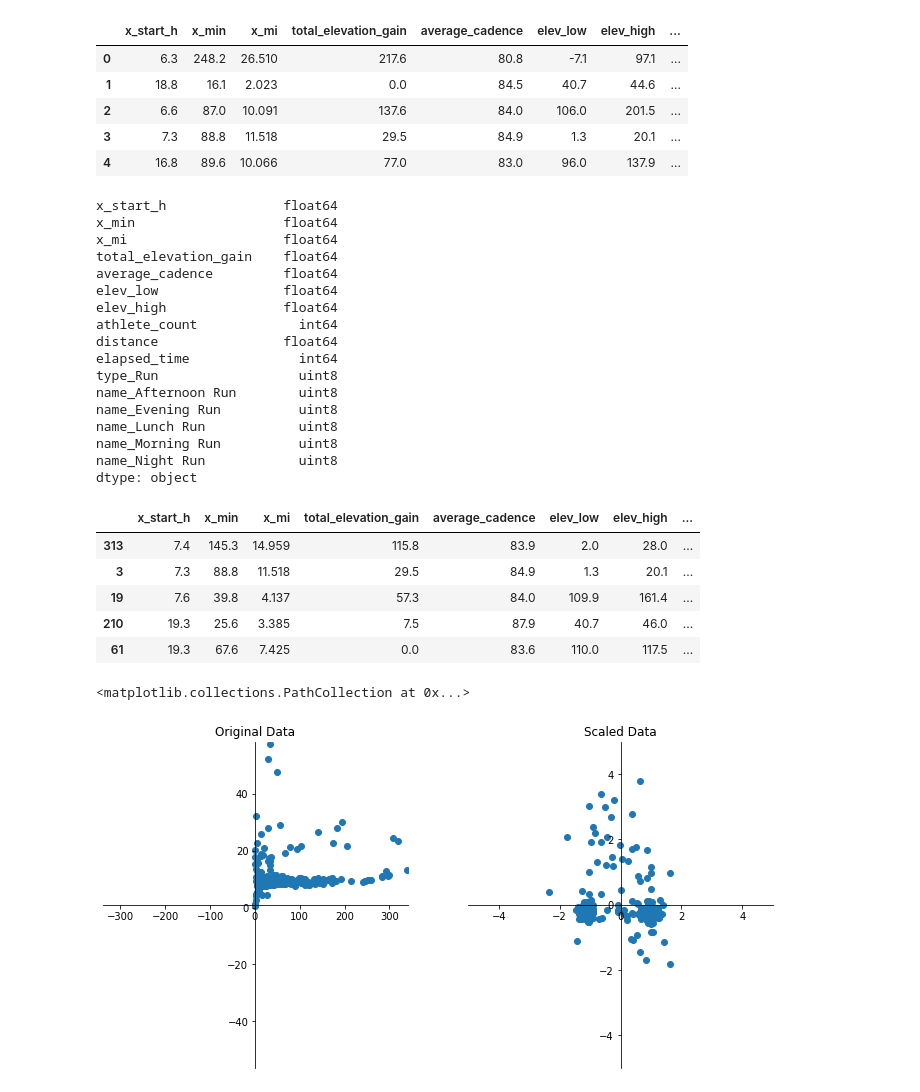
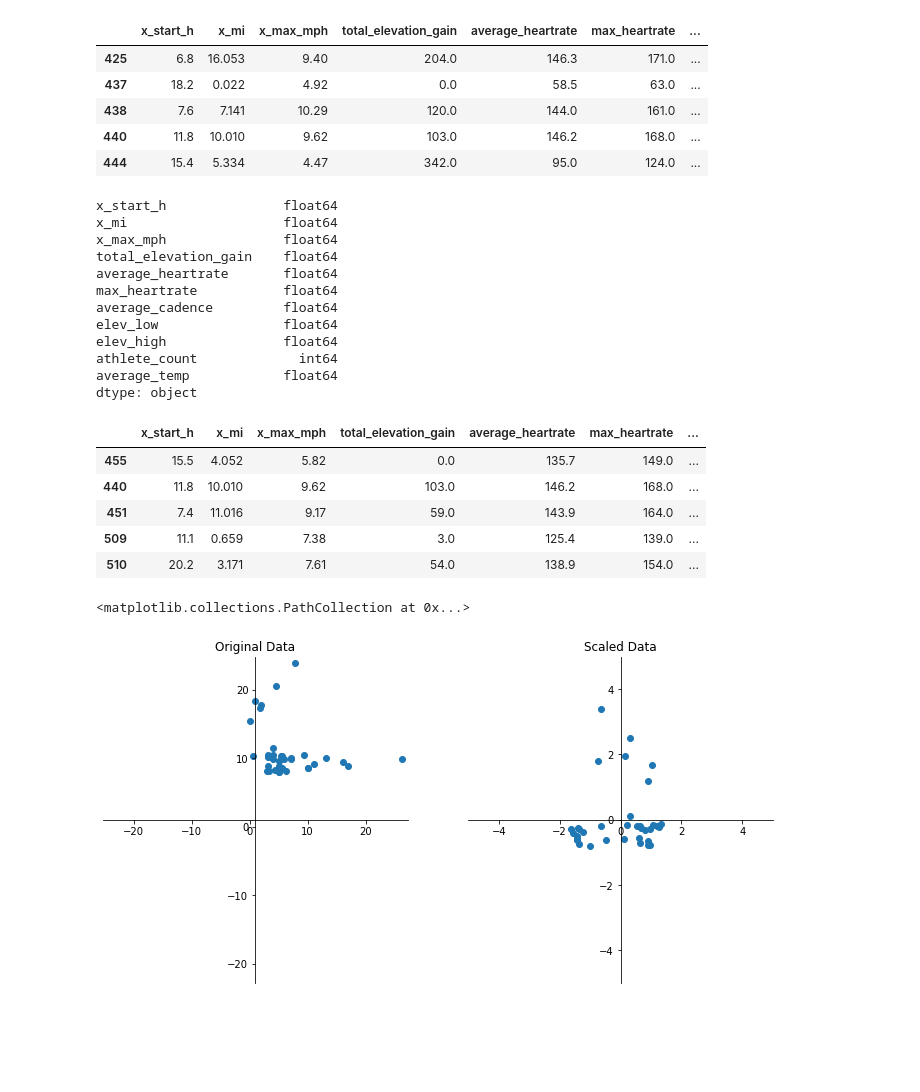
Before and after one commit to jmbruner37/fitness_tracking, a Jupyter notebook: ac_activities_torben_107.ipynb, the cells around one changed output. Drawn from its saved outputs; the diff is of its cells as text; code cells hidden in the pictures; blank space fills up the shorter version.

Commit message:
updating torben 104 105 107 204 & 206 files

```diff
--- a/ac_activities_torben_107.ipynb
+++ b/ac_activities_torben_107.ipynb
@@ -7,6 +7,7 @@ import matplotlib.pyplot as plt
 import numpy as np
 import pandas as pd
 # %%
-activities_csv = pd.read_csv('ac_activities_torben_clean.csv')
+activities_csv = pd.read_csv('ac_activities_torben_clean_v2.csv')
+activities_csv = activities_csv[activities_csv['type'] == 'Run']
 activities_csv.head()
 # %% [output]
@@ -20,6 +21,9 @@ activities_csv.head()
 # %%
 #activities_csv.dtypes
 # %%
-activities = activities_csv[["type", "start_date_local", "x_start_h", "name", "x_min", "x_mi", "x_min/mi", "total_elevation_gain", "average_cadence", "elev_low", "elev_high", "athlete_count", "distance", "elapsed_time"]].copy()
+#activities = activities_csv[["type", "start_date_local", "x_start_h", "name_short", "x_min", "x_mi", "x_min/mi", "total_elevation_gain", "average_cadence", "elev_low", "elev_high", "athlete_count", "distance", "elapsed_time"]].copy()
+activities = activities_csv[["x_start_h", "name_short", "x_min", "x_mi", "x_min/mi", "x_mph", "x_max_mph", "total_elevation_gain", "average_heartrate", "max_heartrate", "average_cadence", "elev_low", "elev_high", "athlete_count", "average_temp", "distance", "elapsed_time"]].copy()
+
+activities["pace"] = activities["x_min/mi"]
 activities.head()
 # %% [output]
@@ -32,5 +36,5 @@ activities.head()
 # %%
 activities = activities.dropna(how="any")
-activities["start_date_local"] = activities["start_date_local"].apply(pd.to_datetime,errors="coerce")
+#activities["start_date_local"] = activities["start_date_local"].apply(pd.to_datetime,errors="coerce")
 activities.dtypes
 # %% [output]
@@ -51,8 +59,11 @@ elapsed_time                     int64
 dtype: object
 # %%
-#X = activities[["x_min", "x_mi", "name"]]
-X = activities[["type", "x_start_h", "name", "x_min", "x_mi", "total_elevation_gain", "average_cadence", "elev_low", "elev_high", "athlete_count", "distance", "elapsed_time"]]
-y = activities["x_min/mi"].values.reshape(-1, 1)
+#X = activities[["type", "x_start_h", "name_short", "total_elevation_gain", "average_cadence", "elev_low", "elev_high", "athlete_count"]]
+#X = activities[["type", "x_start_h", "name_short", "x_min", "x_mi", "total_elevation_gain", "average_cadence", "elev_low", "elev_high", "athlete_count", "distance", "elapsed_time"]]
+#X = activities[["type", "x_start_h", "name_short", "x_mi", "total_elevation_gain", "average_cadence", "elev_low", "elev_high", "athlete_count"]]
+X = activities[["x_start_h", "x_mi", "x_max_mph", "total_elevation_gain", "average_heartrate", "max_heartrate", "average_cadence", "elev_low", "elev_high", "athlete_count", "average_temp"]]
+
+y = activities["pace"].values.reshape(-1, 1)
 
 print("Shape: ", X.shape, y.shape)
 # %% [output]
@@ -74,31 +85,26 @@ data = X.copy()
 data_binary_encoded = pd.get_dummies(data)
 data_binary_encoded.head()
 # %% [output]
-|  | x_start_h | x_min | x_mi | total_elevation_gain | average_cadence | elev_low | elev_high | ... |
-| 0 | 6.3 | 248.2 | 26.510 | 217.6 | 80.8 | -7.1 | 97.1 | ... |
-| 1 | 18.8 | 16.1 | 2.023 | 0.0 | 84.5 | 40.7 | 44.6 | ... |
-| 2 | 6.6 | 87.0 | 10.091 | 137.6 | 84.0 | 106.0 | 201.5 | ... |
-| 3 | 7.3 | 88.8 | 11.518 | 29.5 | 84.9 | 1.3 | 20.1 | ... |
-| 4 | 16.8 | 89.6 | 10.066 | 77.0 | 83.0 | 96.0 | 137.9 | ... |
+|  | x_start_h | x_mi | x_max_mph | total_elevation_gain | average_heartrate | max_heartrate | ... |
+| 425 | 6.8 | 16.053 | 9.40 | 204.0 | 146.3 | 171.0 | ... |
+| 437 | 18.2 | 0.022 | 4.92 | 0.0 | 58.5 | 63.0 | ... |
+| 438 | 7.6 | 7.141 | 10.29 | 120.0 | 144.0 | 161.0 | ... |
+| 440 | 11.8 | 10.010 | 9.62 | 103.0 | 146.2 | 168.0 | ... |
+| 444 | 15.4 | 5.334 | 4.47 | 342.0 | 95.0 | 124.0 | ... |
 # %%
 data_binary_encoded.dtypes
 # %% [output]
 x_start_h               float64
-x_min                   float64
 x_mi                    float64
+x_max_mph               float64
 total_elevation_gain    float64
+average_heartrate       float64
+max_heartrate           float64
 average_cadence         float64
 elev_low                float64
 elev_high               float64
 athlete_count             int64
-distance                float64
-elapsed_time              int64
-type_Run                  uint8
-name_Afternoon Run        uint8
-name_Evening Run          uint8
-name_Lunch Run            uint8
-name_Morning Run          uint8
-name_Night Run            uint8
+average_temp            float64
 dtype: object
 # %%
 from sklearn.model_selection import train_test_split
@@ -109,12 +115,12 @@ X_train, X_test, y_train, y_test = train_test_split(X, y, random_state=42)
 
 X_train.head()
 # %% [output]
-|  | x_start_h | x_min | x_mi | total_elevation_gain | average_cadence | elev_low | elev_high | ... |
-| 313 | 7.4 | 145.3 | 14.959 | 115.8 | 83.9 | 2.0 | 28.0 | ... |
-| 3 | 7.3 | 88.8 | 11.518 | 29.5 | 84.9 | 1.3 | 20.1 | ... |
-| 19 | 7.6 | 39.8 | 4.137 | 57.3 | 84.0 | 109.9 | 161.4 | ... |
-| 210 | 19.3 | 25.6 | 3.385 | 7.5 | 87.9 | 40.7 | 46.0 | ... |
-| 61 | 19.3 | 67.6 | 7.425 | 0.0 | 83.6 | 110.0 | 117.5 | ... |
+|  | x_start_h | x_mi | x_max_mph | total_elevation_gain | average_heartrate | max_heartrate | ... |
+| 455 | 15.5 | 4.052 | 5.82 | 0.0 | 135.7 | 149.0 | ... |
+| 440 | 11.8 | 10.010 | 9.62 | 103.0 | 146.2 | 168.0 | ... |
+| 451 | 7.4 | 11.016 | 9.17 | 59.0 | 143.9 | 164.0 | ... |
+| 509 | 11.1 | 0.659 | 7.38 | 3.0 | 125.4 | 139.0 | ... |
+| 510 | 20.2 | 3.171 | 7.61 | 54.0 | 138.9 | 154.0 | ... |
 # %%
 #StandardScaler
 
@@ -129,35 +135,35 @@ y_test_scaled = y_scaler.transform(y_test)
 # %%
 fig1 = plt.figure(figsize=(12, 6))
 axes1 = fig1.add_subplot(1, 2, 1)
 axes2 = fig1.add_subplot(1, 2, 2)
 
 axes1.set_title("Original Data")
 axes2.set_title("Scaled Data")
 
-maxx = X_train["x_min"].max()
+maxx = X_train["x_mi"].max()
 maxy = y_train.max()
 axes1.set_xlim(-maxx + 1, maxx + 1)
 axes1.set_ylim(-maxy + 1, maxy + 1)
 
 axes2.set_xlim(-5, 5)
 axes2.set_ylim(-5, 5)
 
 def set_axes(ax):
     ax.spines['left'].set_position('center')
     ax.spines['right'].set_color('none')
     ax.spines['bottom'].set_position('center')
     ax.spines['top'].set_color('none')
     ax.xaxis.set_ticks_position('bottom')
     ax.yaxis.set_ticks_position('left')
 
 set_axes(axes1)
 set_axes(axes2)
 
-axes1.scatter(X_train["x_min"], y_train)
+axes1.scatter(X_train["x_mi"], y_train)
 axes2.scatter(X_train_scaled[:,0], y_train_scaled[:])
 # %% [output]
 <matplotlib.collections.PathCollection at 0x...>
-[figure, old version]
+[figure, new version]
 # %%
 plt.show()
 # %%
```
Also changed, not shown: parts of 11 cells of this notebook, 5 other files.
